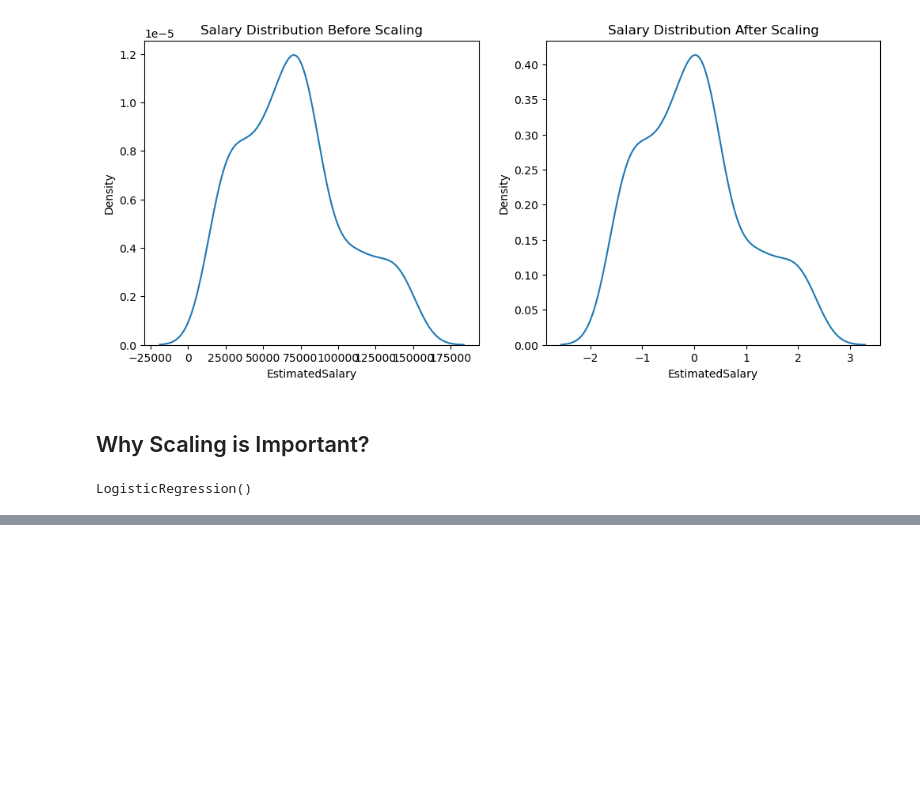
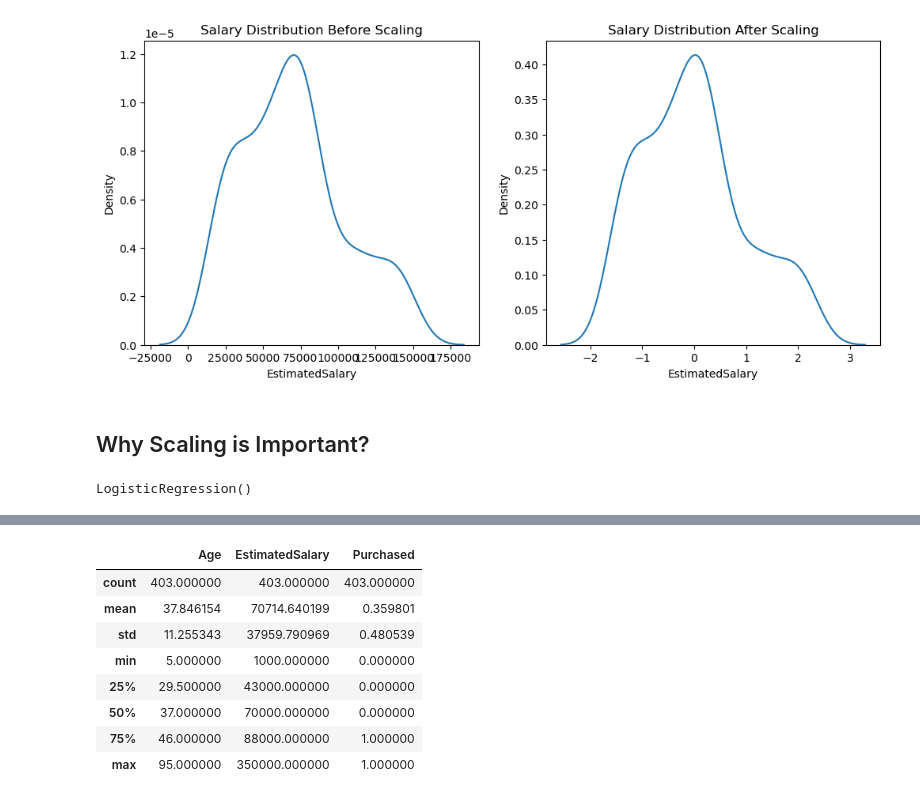
Before and after one commit to imabhishekc/100-days-of-ML, a Jupyter notebook: 11_Feature_Engineering/FeatureScaling-Standardization.ipynb, the cells around one changed output, grey strips where cells are left out. Saved outputs shown, nothing was run; the diff lists cells and outputs as text; code cells hidden in the pictures; blank space fills up the shorter version.

```diff
--- a/11_Feature_Engineering/FeatureScaling-Standardization.ipynb
+++ b/11_Feature_Engineering/FeatureScaling-Standardization.ipynb
@@ -193,0 +252,12 @@ LogisticRegression()
+# %%
+df.describe()
+# %% [output]
+|  | Age | EstimatedSalary | Purchased |
+| count | 403.000000 | 403.000000 | 403.000000 |
+| mean | 37.846154 | 70714.640199 | 0.359801 |
+| std | 11.255343 | 37959.790969 | 0.480539 |
+| min | 5.000000 | 1000.000000 | 0.000000 |
+| 25% | 29.500000 | 43000.000000 | 0.000000 |
+| 50% | 37.000000 | 70000.000000 | 0.000000 |
+| 75% | 46.000000 | 88000.000000 | 1.000000 |
+| max | 95.000000 | 350000.000000 | 1.000000 |
```
Also changed, not shown: parts of 21 cells of this notebook.
